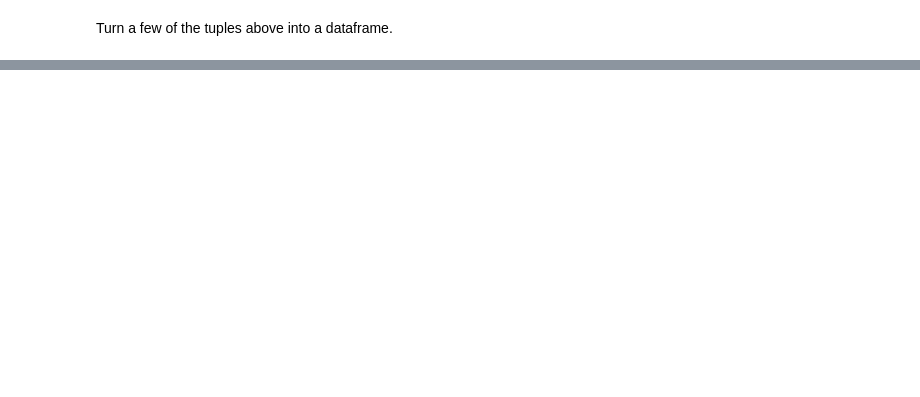
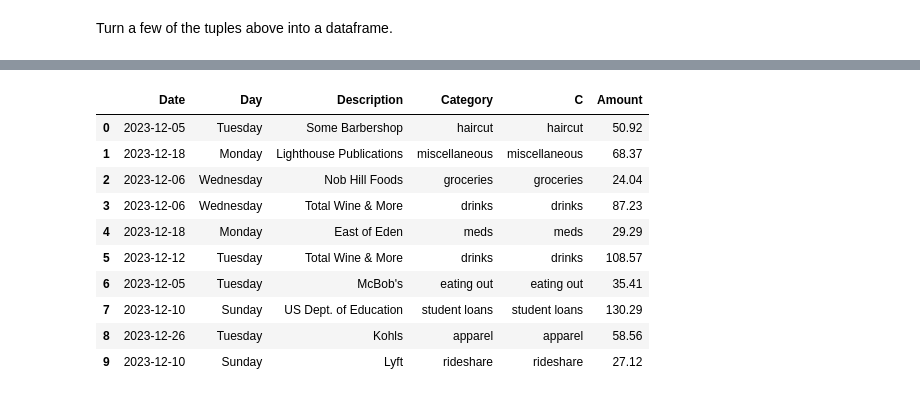
Before and after one commit to bravo-joe/personal-finance-project, a Jupyter notebook: notebooks/prototyping_notebook.ipynb, the cells around one changed output, grey strips where cells are left out. Saved outputs shown, nothing was run; the diff lists cells and outputs as text; code cells hidden in the pictures; blank space fills up the shorter version.

Commit message:
Logic to create synthetic/sample data for the app

```diff
--- a/notebooks/prototyping_notebook.ipynb
+++ b/notebooks/prototyping_notebook.ipynb
@@ -776,0 +827,16 @@ print(df)
+# %%
+num_data_pts = 10 # Number of dates in the list
+date_list = [] # Initiate an empty date list
+day_list = [] # List of days
+for x in range(num_data_pts):
+    y = random_date(start_date, end_date)
+    date_list.append(y.strftime("%Y-%m-%d"))
+    day_list.append(y.strftime("%A"))
+# %%
+# Join two lists
+s5 = pd.Series(date_list , name='Date')
+s6 = pd.Series(day_list, name='Day')
+s7 = pd.Series(desc_list, name='Description')
+s8 = pd.Series(cat_list, name='Category')
+df2 = pd.concat([s5, s6, s7, s8], axis=1)
+df2
@@ -776,0 +893,3 @@ print(df)
+# %%
+df2['C'] = df2.apply(amount, axis=1)
+df2
@@ -777,2 +946,40 @@ print(df)
+# %%
+import numpy as np
+
+def amount(value):
+    if value == 'haircut':
+        return round(random.uniform(45.00, 70.05), 2)
+    elif value == 'eating out':
+        return round(random.uniform(5.25, 45.50), 2)
+    elif value == 'miscellaneous':
+        return round(random.uniform(10.10, 110.05), 2)
+    elif value == 'groceries':
+        return round(random.uniform(15.00, 75.05), 2)
+    elif value == 'drinks':
+        return round(random.uniform(25.00, 125.05), 2)
+    elif value == 'meds':
+        return round(random.uniform(20, 30), 2)
+    elif value == 'student loans':
+        return round(random.uniform(87.90, 176.90), 2)
+    elif value == 'apparel':
+        return round(random.uniform(55.12, 89.03), 2)
+    elif value == 'rideshare':
+        return round(random.uniform(15.10, 28.90), 2)
+
+df2['Amount'] = df2['Category'].map(amount)
+
+df2
+# %% [output]
+|  | Date | Day | Description | Category | C | Amount |
+| 0 | 2023-12-05 | Tuesday | Some Barbershop | haircut | haircut | 50.92 |
+| 1 | 2023-12-18 | Monday | Lighthouse Publications | miscellaneous | miscellaneous | 68.37 |
+| 2 | 2023-12-06 | Wednesday | Nob Hill Foods | groceries | groceries | 24.04 |
+| 3 | 2023-12-06 | Wednesday | Total Wine & More | drinks | drinks | 87.23 |
+| 4 | 2023-12-18 | Monday | East of Eden | meds | meds | 29.29 |
+| 5 | 2023-12-12 | Tuesday | Total Wine & More | drinks | drinks | 108.57 |
+| 6 | 2023-12-05 | Tuesday | McBob's | eating out | eating out | 35.41 |
+| 7 | 2023-12-10 | Sunday | US Dept. of Education | student loans | student loans | 130.29 |
+| 8 | 2023-12-26 | Tuesday | Kohls | apparel | apparel | 58.56 |
+| 9 | 2023-12-10 | Sunday | Lyft | rideshare | rideshare | 27.12 |
 # %%
 # End of "prototyping_notebook.ipynb"
```
Also changed, not shown: parts of 29 cells of this notebook.
